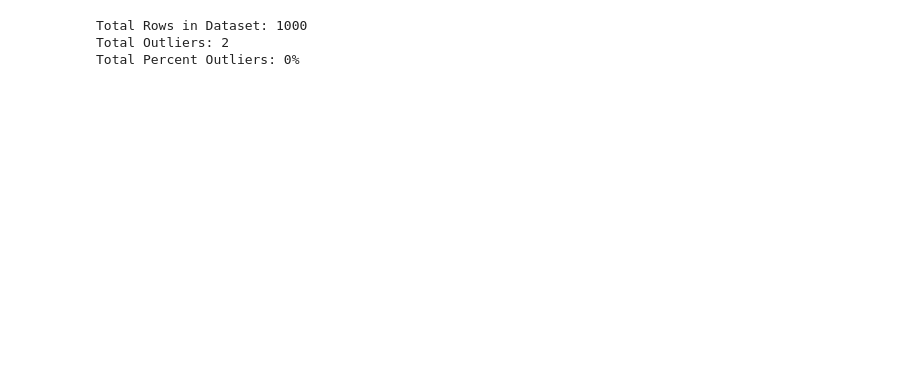
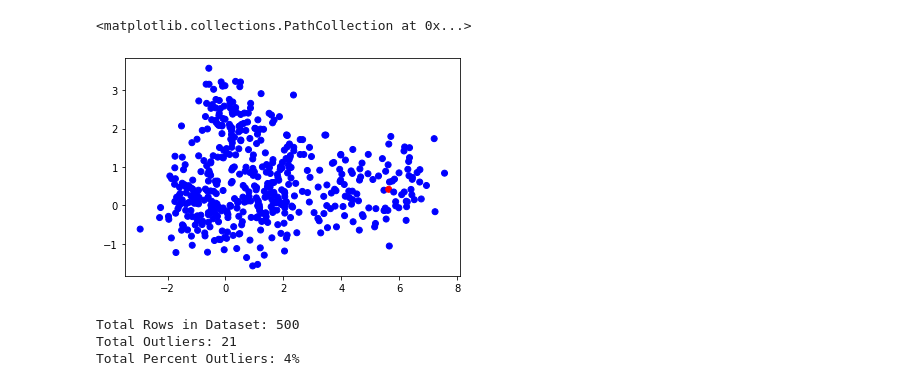
Before and after one commit to tylerwilliams1010/Wumbology, a Jupyter notebook: WUMBOLOGY.ipynb, the cells around one changed output. Cells and saved outputs as stored; diff of their text form; code cells hidden in the pictures; blank space fills up the shorter version.

```diff
--- a/WUMBOLOGY.ipynb
+++ b/WUMBOLOGY.ipynb
@@ -184,8 +57,15 @@ plt.scatter(x=wumbo_df_outliers[0], y=wumbo_df_outliers[1])
+# %%
+plt.scatter(x=wumbo_df['v2'], y=wumbo_df['v3'], c=wumbo_df["Risk Score"], cmap="bwr")
+# %% [output]
+<matplotlib.collections.PathCollection at 0x...>
+[figure, added]
 # %%
+wumbo_df_outliers = wumbo_df.loc[wumbo_df["Outlier"]==1]
+
 print("Total Rows in Dataset: " + str(len(wumbo_df)))
 print("Total Outliers: " + str(len(wumbo_df_outliers)))
-print("Total Percent Outliers: " + str(int(100*len(wumbo_df_outliers)/len(wumbo_df))) + "%")
+print("Total Percent Outliers: " + str(round(100*len(wumbo_df_outliers)/len(wumbo_df))) + "%")
 # %% [output]
-Total Rows in Dataset: 1000
-Total Outliers: 2
-Total Percent Outliers: 0%
+Total Rows in Dataset: 500
+Total Outliers: 21
+Total Percent Outliers: 4%
```
Also changed, not shown: parts of 16 cells of this notebook.
